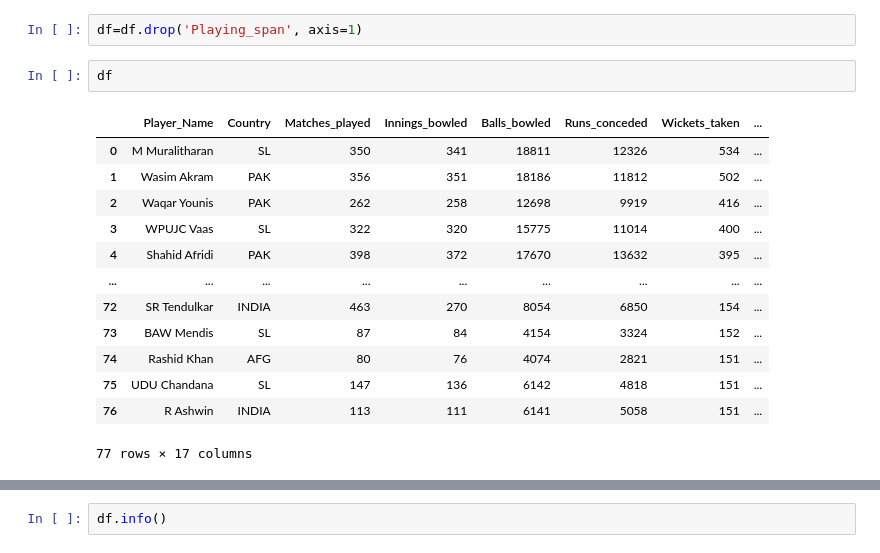
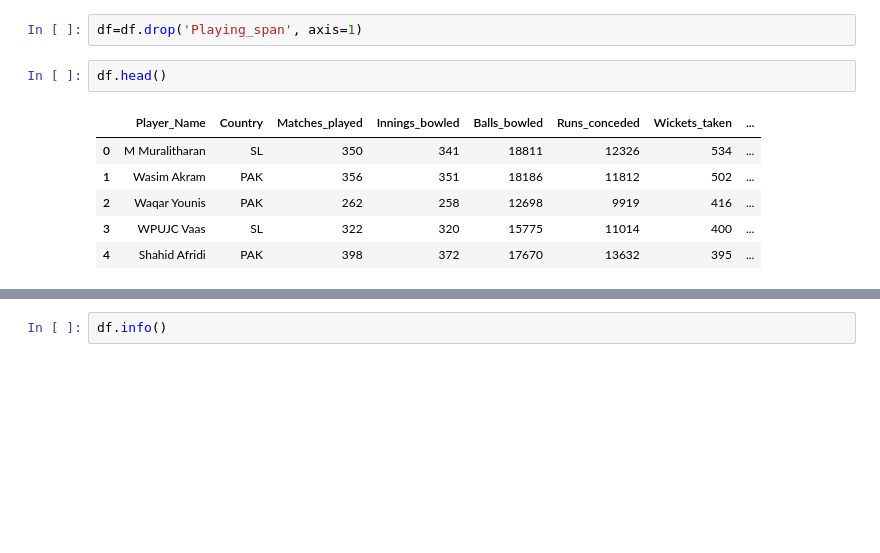
Before and after one commit to MdFaisalHasan/ODI_bowlers_analysis, a Jupyter notebook: ODI_bowlers_analysis.ipynb, the cells around one changed output, grey strips where cells are left out. Saved outputs shown, nothing was run; the diff lists cells and outputs as text; blank space fills up the shorter version.

```diff
--- a/ODI_bowlers_analysis.ipynb
+++ b/ODI_bowlers_analysis.ipynb
@@ -313,18 +349,11 @@ display(df.head())
 # %%
 df=df.drop('Playing_span', axis=1)
 # %%
-df
+df.head()
 # %% [output]
 |  | Player_Name | Country | Matches_played | Innings_bowled | Balls_bowled | Runs_conceded | Wickets_taken | ... |
 | 0 | M Muralitharan | SL | 350 | 341 | 18811 | 12326 | 534 | ... |
 | 1 | Wasim Akram | PAK | 356 | 351 | 18186 | 11812 | 502 | ... |
 | 2 | Waqar Younis | PAK | 262 | 258 | 12698 | 9919 | 416 | ... |
 | 3 | WPUJC Vaas | SL | 322 | 320 | 15775 | 11014 | 400 | ... |
 | 4 | Shahid Afridi | PAK | 398 | 372 | 17670 | 13632 | 395 | ... |
-| ... | ... | ... | ... | ... | ... | ... | ... | ... |
-| 72 | SR Tendulkar | INDIA | 463 | 270 | 8054 | 6850 | 154 | ... |
-| 73 | BAW Mendis | SL | 87 | 84 | 4154 | 3324 | 152 | ... |
-| 74 | Rashid Khan | AFG | 80 | 76 | 4074 | 2821 | 151 | ... |
-| 75 | UDU Chandana | SL | 147 | 136 | 6142 | 4818 | 151 | ... |
-| 76 | R Ashwin | INDIA | 113 | 111 | 6141 | 5058 | 151 | ... |
-77 rows × 17 columns
```
Also changed, not shown: parts of 75 cells of this notebook.
